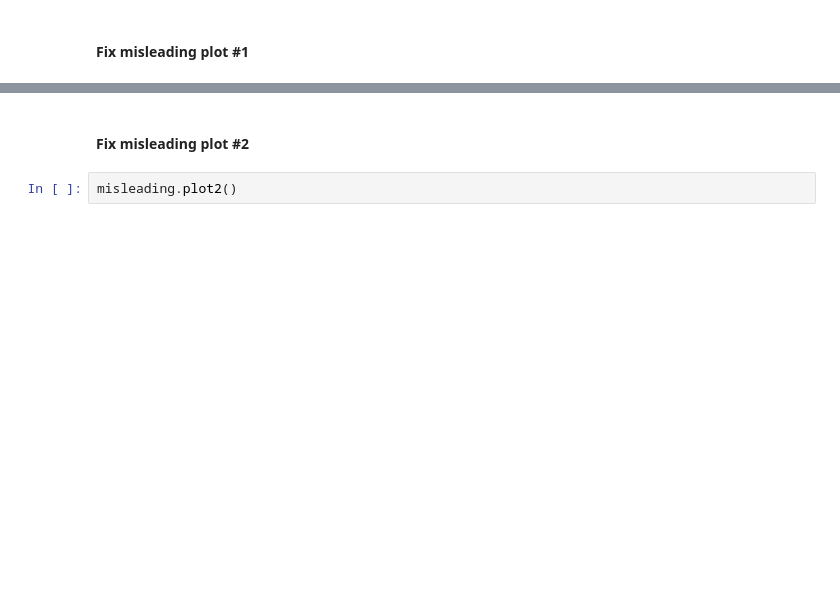
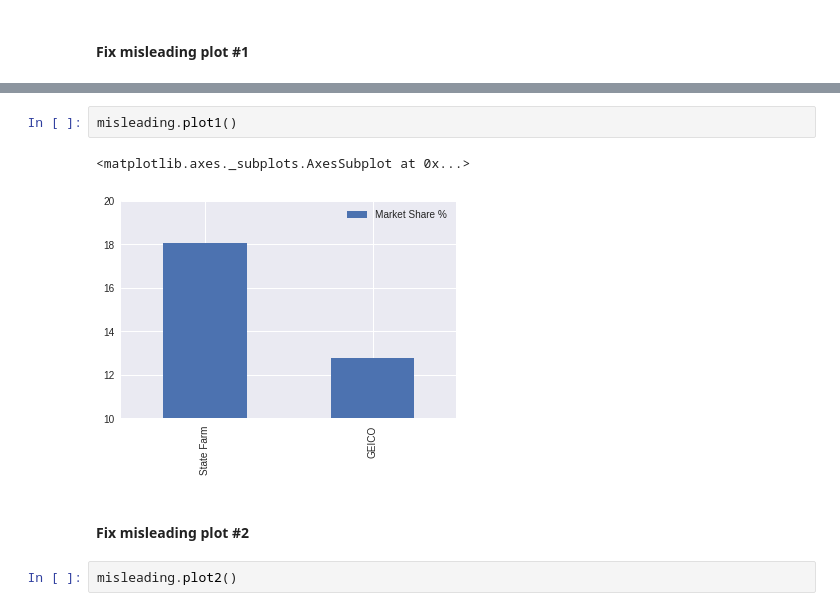
Before and after one commit to bloominstituteoftechnology/DS-Sprint-02-Storytelling-With-Data, a Jupyter notebook: module2-choose-appropriate-visualizations/LS_DS_122_Choose_appropriate_visualizations.ipynb, the cells around one changed output, grey strips where cells are left out. Cells and saved outputs as stored; diff of their text form; blank space fills up the shorter version.

```diff
--- a/module2-choose-appropriate-visualizations/LS_DS_122_Choose_appropriate_visualizations.ipynb
+++ b/module2-choose-appropriate-visualizations/LS_DS_122_Choose_appropriate_visualizations.ipynb
@@ -28,3 +68,8 @@ misleading.plot1()
+# %%
+misleading.plot1()
+# %% [output]
+<matplotlib.axes._subplots.AxesSubplot at 0x...>
+[figure, added]
 # %% [markdown]
 #### Fix misleading plot #2
 # %%
```
Also changed, not shown: parts of 45 cells of this notebook.
